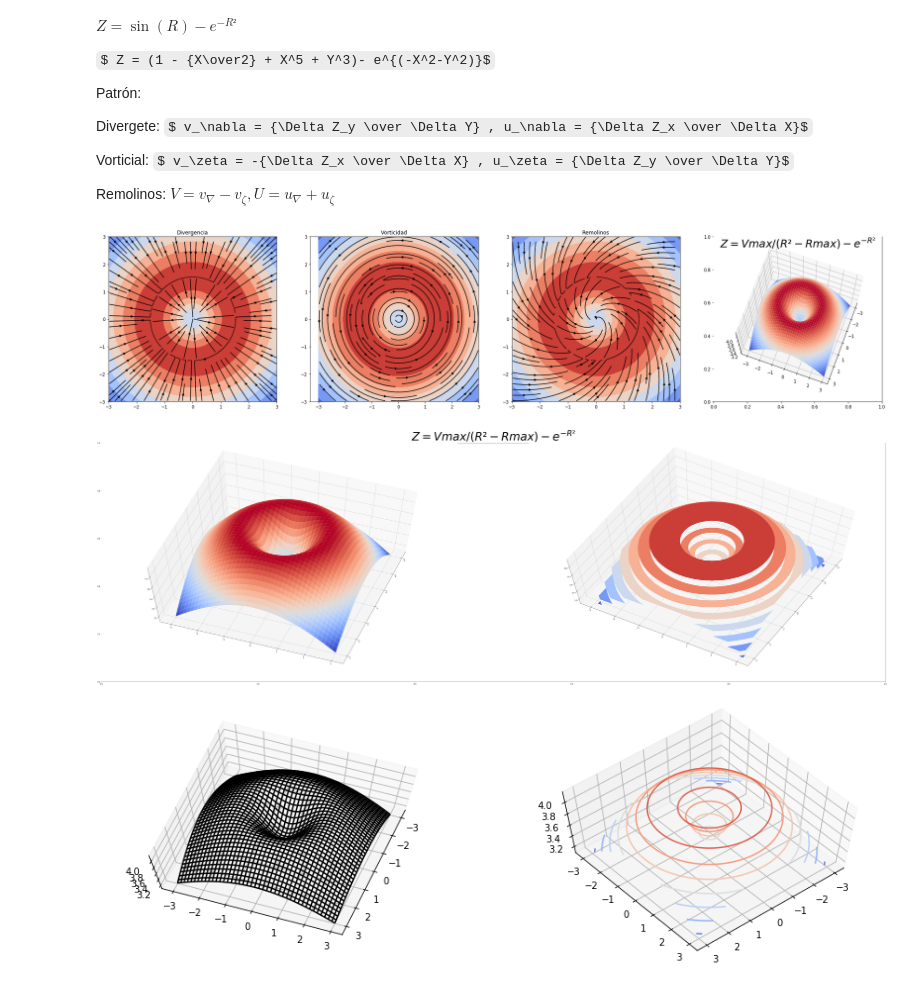
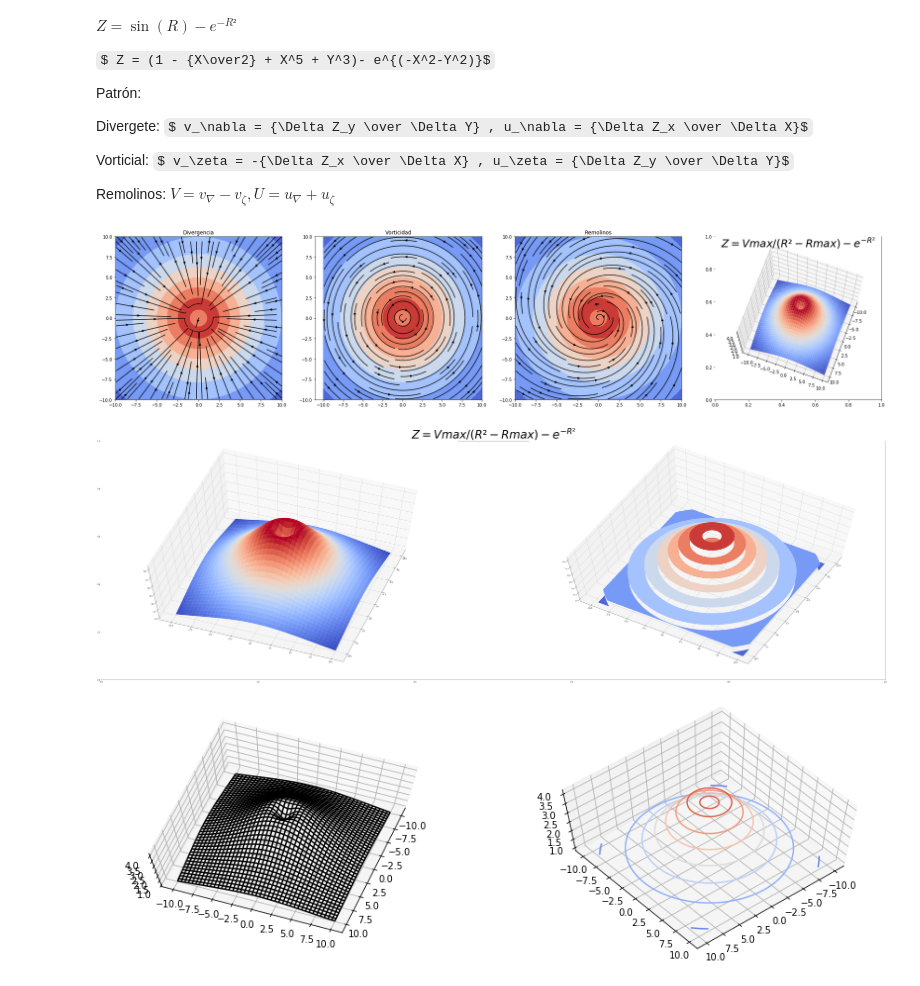
Before and after one commit to oregomar/Matplotlib, a Jupyter notebook: stremplotIII.ipynb, the cells around one changed output. Cells and saved outputs as stored; diff of their text form; code cells hidden in the pictures; some formulas as TeX source.

```diff
--- a/stremplotIII.ipynb
+++ b/stremplotIII.ipynb
@@ -48,73 +48,80 @@ import numpy as np
 
 # make a stream function:
 
-x = np.linspace(-3, 3, 252)
-y = np.linspace(-3, 3, 252)
+x = np.linspace(-10, 10, 252)
+y = np.linspace(-10, 10, 252)
 
-#x = np.arange(-8, 9, 0.06)
-#y = np.arange(-8, 9, 0.06)
+#x = np.arange(-3, 4, 0.05)
+#y = np.arange(-3, 4, 0.05)
 
 X, Y = np.meshgrid(x, y)
 
-Dx = Dy = 6.0/252  #.06
+Dx = Dy =20/252  #0.05
+
 Vmax = 180
 Rmax = 40
 
-R = np.sqrt(X**2 + Y**2)
-#Z = (1 - X/2 + X**5 + Y**3) * np.exp(-X**2 - Y**2)
+R = np.sqrt(X**2 + Y**2)*.9
+
+#Z = (1 - X/2 + X**5 + Y**3) * np.exp(-R**2)
 #Z = np.sin (R)
 #Z = Vmax*np.exp(-R**2)
 #Z =  np.sin(R)- np.exp(-R**2)
 Z = Vmax/(R**2+Rmax) -  np.exp(-R**2 )
 
-#text = "Z = (1 - {X/2} + X^5 + Y^3)- e^{(-X^2-Y^2)}$"
+#text = "$Z = (1 - {X/2} + X^5 + Y^3)- e^{(-X^2-Y^2)}$"
 #text = "$Z = \sin( R )$"
 #text = "$Z = Vmax*e^{-R²}$"
 #text = "$ Z = \sin(R) - *e^{-R²}$"
 text = "$Z = {Vmax/(R²-Rmax)}- e^{-R²}$"
 
+# vorticidad(%)  + divergencia(%) = 100%
+
+fv = 0.8
+fd = 1 - fv
+
 # make U and V out of the streamfunction:
 
 #divergencia
-V = np.diff(Z[:,1:], axis=0)/Dy
-U = np.diff(Z[1:,:],  axis=1)/Dx
+Vd = np.diff(Z[:,1:], axis=0)/Dy * fd
+Ud = np.diff(Z[1:,:],  axis=1)/Dx* fd
 
 # plot:
 fig, ax = plt.subplots(1,4,figsize=(32,7))
 ax[0].contourf(X, Y, Z, cmap=cm.coolwarm)
-ax[0].streamplot(X[1:, 1:], Y[1:, 1:], U, V, color="k", density=1)
+ax[0].streamplot(X[1:, 1:], Y[1:, 1:], Ud, Vd, color="k", density=1)
 ax[0].set_title("Divergencia")
 
 #vorticidad
-V =-np.diff(Z[1:,:], axis=1)/Dx
-U = np.diff(Z[:,1:], axis=0)/Dy
+Vv =-np.diff(Z[1:,:], axis=1)/Dx * fv
+Uv = np.diff(Z[:,1:], axis=0)/Dy * fv
 
 # plot:
 ax[1].contourf(X, Y, Z, cmap=cm.coolwarm)
-ax[1].streamplot(X[1:, 1:], Y[1:, 1:], U, V, color="k", density=1)
+ax[1].streamplot(X[1:, 1:], Y[1:, 1:], Uv, Vv, color="k", density=1)
 ax[1].set_title("Vorticidad")
 
 #Remolino
-V = -np.diff(Z[1:,:], axis=1)/Dx + np.diff(Z[:,1:], axis=0)/Dy
-U =  np.diff(Z[:,1:], axis=0)/Dy + np.diff(Z[1:,:], axis=1)/Dx
+V = Vv + Vd
+U = Uv + Ud
 
 # plot:
 ax[2].contourf(X, Y, Z, cmap=cm.coolwarm)
 ax[2].streamplot(X[1:, 1:], Y[1:, 1:], U, V, color="k", density=1)
 ax[2].set_title("Remolinos")
 
 #Campo Z
 ax=fig.add_subplot(1, 4, 4, projection='3d')
 ax.plot_surface(X, Y, Z, cmap=cm.coolwarm)
 ax.view_init(75, 20)
 
 #ax.set_title("$R*e⁽-R²⁾$")
 #ax.set_title("$sin(R)-e⁽R²⁾$")
 ax.set_title(text, fontsize=25)
 
 plt.show()
 # %% [output]
-[figure, old version]
+[figure, new version]
 # %%
 fig, ax=plt.subplots(figsize=(80,25))
 ax.set_title(text, fontsize=65)
@@ -137,8 +144,8 @@ ax = fig.add_subplot(1, 2, 2, projection='3d')
 ax.contour(X, Y, Z, stride = 5, cmap=cm.coolwarm)
 ax.view_init(65, 50)
 # %% [output]
-[figure, old version]
+[figure, new version]
-[figure, old version]
+[figure, new version]
 # %%
 Va = np.sqrt(V**2 + U**2)
 
```
Also changed, not shown: parts of 2 cells of this notebook.
